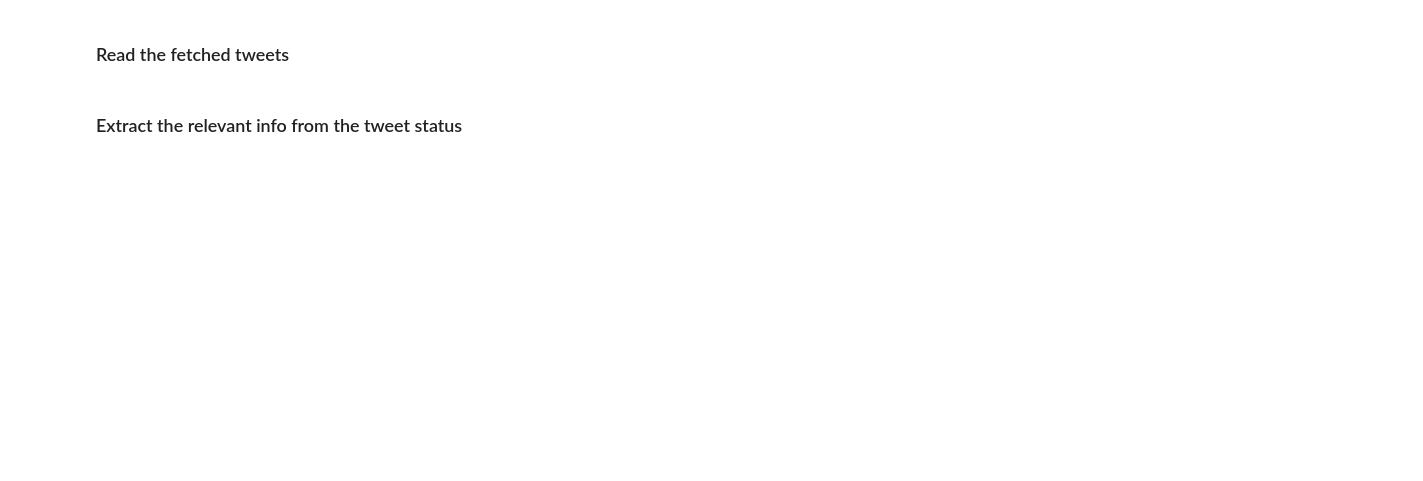
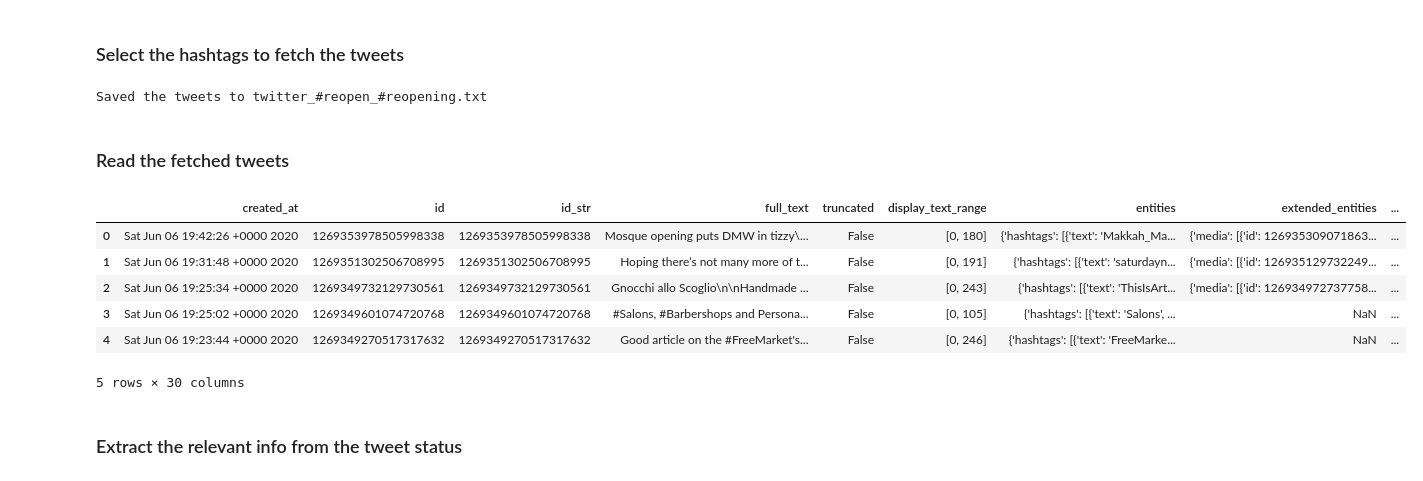
Before and after one commit to frandoLin/Capstone_project, a Jupyter notebook: sentiment_and_topic_modelling.ipynb, the cells around one changed output. Saved outputs shown, nothing was run; the diff lists cells and outputs as text; code cells hidden in the pictures; blank space fills up the shorter version.

```diff
--- a/sentiment_and_topic_modelling.ipynb
+++ b/sentiment_and_topic_modelling.ipynb
@@ -15,12 +15,32 @@ plt.style.use("ggplot")
 
 sid = SentimentIntensityAnalyzer()
 nlp = spacy.load("en_core_web_lg")
+# %% [markdown]
+### Select the hashtags to fetch the tweets
+# %%
+# the argument take either a single string or a list of string
+reopen = SearchTweets(['reopen', 'reopening'])
+reopen.fetch_tweets()
+# %% [output]
+Saved the tweets to twitter_#reopen_#reopening.txt
 # %% [markdown]
 ### Read the fetched tweets
 # %%
-tweets_file = open("twitter.txt", "r")
+tweets_file = open("twitter_#reopen_#reopening.txt", "r")
 
 # Read in tweets and store in list: tweets
 tweets =[json.loads(line) for line in tweets_file]
 
 tweets_file.close()
+
+# Convert the json to the dataframe
+tweets_df = pd.DataFrame(tweets)
+tweets_df.head()
+# %% [output]
+|  | created_at | id | id_str | full_text | truncated | display_text_range | entities | extended_entities | ... |
+| 0 | Sat Jun 06 19:42:26 +0000 2020 | 1269353978505998338 | 1269353978505998338 | Mosque opening puts DMW in tizzy\... | False | [0, 180] | {'hashtags': [{'text': 'Makkah_Ma... | {'media': [{'id': 126935309071863... | ... |
+| 1 | Sat Jun 06 19:31:48 +0000 2020 | 1269351302506708995 | 1269351302506708995 | Hoping there’s not many more of t... | False | [0, 191] | {'hashtags': [{'text': 'saturdayn... | {'media': [{'id': 126935129732249... | ... |
+| 2 | Sat Jun 06 19:25:34 +0000 2020 | 1269349732129730561 | 1269349732129730561 | Gnocchi allo Scoglio\n\nHandmade ... | False | [0, 243] | {'hashtags': [{'text': 'ThisIsArt... | {'media': [{'id': 126934972737758... | ... |
+| 3 | Sat Jun 06 19:25:02 +0000 2020 | 1269349601074720768 | 1269349601074720768 | #Salons, #Barbershops and Persona... | False | [0, 105] | {'hashtags': [{'text': 'Salons', ... | NaN | ... |
+| 4 | Sat Jun 06 19:23:44 +0000 2020 | 1269349270517317632 | 1269349270517317632 | Good article on the #FreeMarket's... | False | [0, 246] | {'hashtags': [{'text': 'FreeMarke... | NaN | ... |
+5 rows × 30 columns
```
Also changed, not shown: parts of 5 cells of this notebook, 2 other files.
